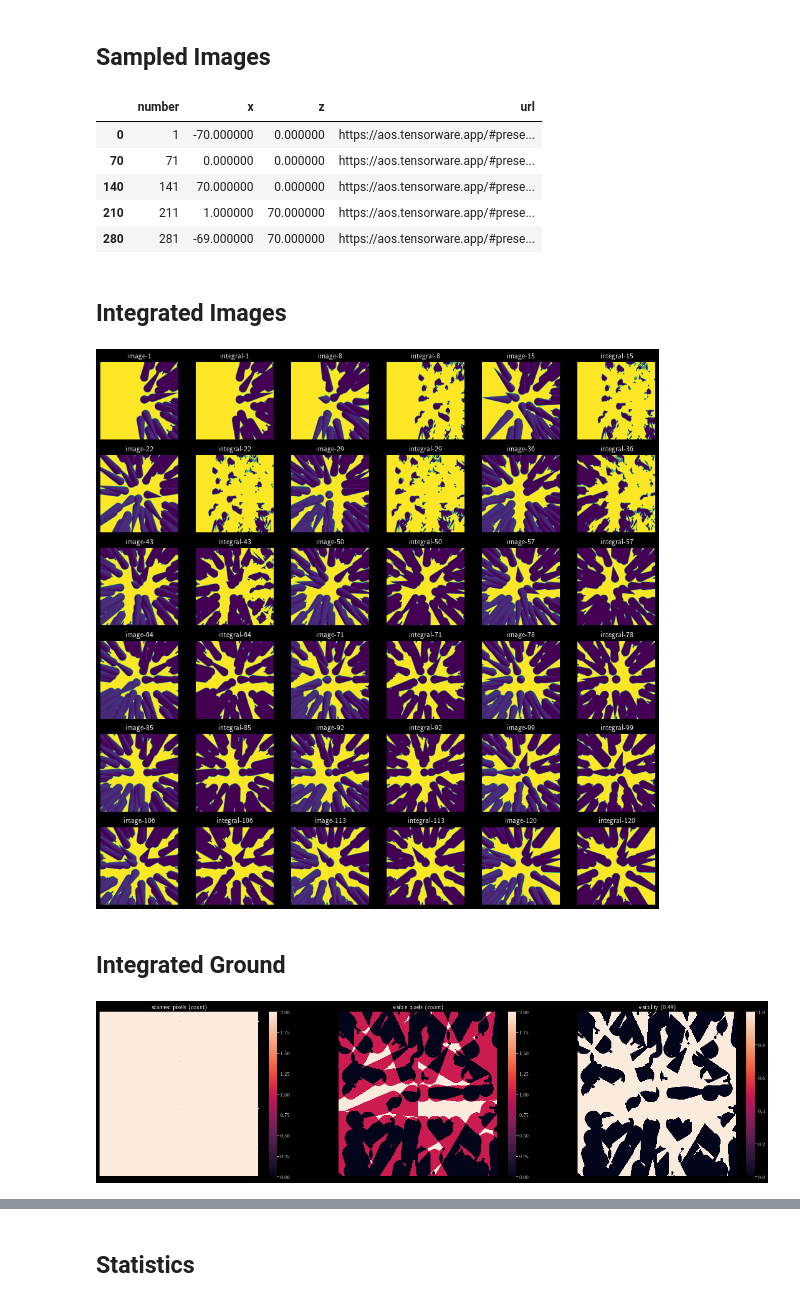
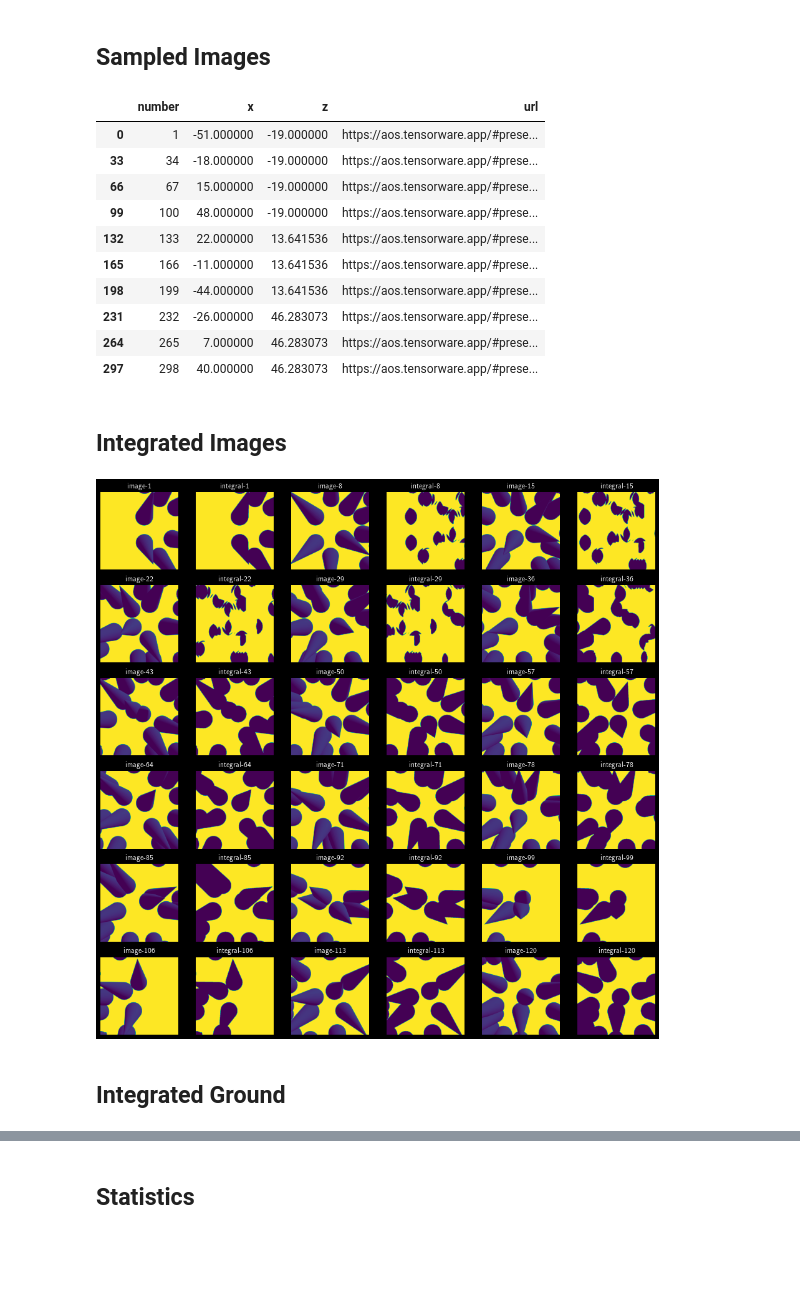
Before and after one commit to tensorware/aos-evaluation, a Jupyter notebook: process.ipynb, the cells around one changed output, grey strips where cells are left out. Drawn from its saved outputs; the diff is of its cells as text; code cells hidden in the pictures; blank space fills up the shorter version.

```diff
--- a/process.ipynb
+++ b/process.ipynb
@@ -32,6 +32,6 @@ pd.set_option('display.max_colwidth', None)
 ## Load
 # %%
 # load data
-path = os.path.join('data', 'input', 'v10-cone', '**', '*.zip')
+path = os.path.join('data', 'input', 'v10*', '**', '*.zip')
 data = ut.load_data(path, limit=1)
 # %% [output]
@@ -39,6 +46,6 @@ extract /tmp/tmph8so51_v/AOS-Simulation-2021-09-11-13-14-36
 # %%
 # select simulation
-index = 0
+index = 4
 simulation = list(data.keys())[index]
 print('simulations:\n', '\n '.join([f'{i:02d}: ' + (f'{x} [x]' if x == simulation else x) for i, x in enumerate(list(data.keys()))]))
 # %% [output]
@@ -48,7 +62,7 @@ simulations:
 ## Preview
 # %%
 # show images
-df = data[simulation]['images']
-df.filter(regex=r'^(?:(?!data).)*$')
+df_images = data[simulation]['images']
+df_images.filter(regex=r'^(?:(?!data).)*$')
 # %% [output]
 |  | number | name | type | x | y | z | url |
@@ -148,56 +164,43 @@ ut.plot_images(df['data'], df['name']);
 # %% [markdown]
 ## Sampled Images
 # %%
-df_sampled = df.iloc[::N[1], :][['number', 'x', 'z', 'url']]
+df_sampled = df_images.iloc[::N[1], :][['number', 'x', 'z', 'url']]
 
 # simulation urls
 display(HTML(df_sampled.style.format({'url': lambda x: f'<a onclick="document.getElementById(\'aos-simulation\').src=\'{x}\'">{x}</a>'})._repr_html_()))
 # %% [output]
 |  | number | x | z | url |
-| 0 | 1 | -70.000000 | 0.000000 | https://aos.tensorware.app/#prese... |
-| 70 | 71 | 0.000000 | 0.000000 | https://aos.tensorware.app/#prese... |
-| 140 | 141 | 70.000000 | 0.000000 | https://aos.tensorware.app/#prese... |
-| 210 | 211 | 1.000000 | 70.000000 | https://aos.tensorware.app/#prese... |
-| 280 | 281 | -69.000000 | 70.000000 | https://aos.tensorware.app/#prese... |
+| 0 | 1 | -51.000000 | -19.000000 | https://aos.tensorware.app/#prese... |
+| 33 | 34 | -18.000000 | -19.000000 | https://aos.tensorware.app/#prese... |
+| 66 | 67 | 15.000000 | -19.000000 | https://aos.tensorware.app/#prese... |
+| 99 | 100 | 48.000000 | -19.000000 | https://aos.tensorware.app/#prese... |
+| 132 | 133 | 22.000000 | 13.641536 | https://aos.tensorware.app/#prese... |
+| 165 | 166 | -11.000000 | 13.641536 | https://aos.tensorware.app/#prese... |
+| 198 | 199 | -44.000000 | 13.641536 | https://aos.tensorware.app/#prese... |
+| 231 | 232 | -26.000000 | 46.283073 | https://aos.tensorware.app/#prese... |
+| 264 | 265 | 7.000000 | 46.283073 | https://aos.tensorware.app/#prese... |
+| 297 | 298 | 40.000000 | 46.283073 | https://aos.tensorware.app/#prese... |
 # %%
 # simulation iframe
 # display(HTML(f'<iframe id="aos-simulation" src="{parameters["url"]}" width="1028" height="720" frameborder="0" allowfullscreen>'))
 # %% [markdown]
 ## Integrated Images
 # %%
-df_integrate = df.iloc[::N[10], :].head(18)
+df_integrate = df_images.iloc[::N[5], :].head(18)
 
 # integrate images
 integrated = ut.integrate_image(df_integrate, parameters, N=30)
 
 # grayscale images
 grayscaled = np.array([ut.grayscale_image(x) for x in df_integrate['data']])
 
 # stack integrated images
 image_vs_integrated = np.hstack([grayscaled, integrated]).reshape(integrated.shape * np.array([2, 1, 1]))
 image_vs_integrated_labels = np.dstack(['image-' + df_integrate['number'].astype(np.str), 'integral-' + df_integrate['number'].astype(np.str)]).flatten()
 
 # plot integrated images
 ut.plot_images(image_vs_integrated, image_vs_integrated_labels, rows=6, cols=6);
 # %% [output]
-[figure, old version]
+[figure, new version]
 # %% [markdown]
 ## Integrated Ground
-# %%
-df_images = df.iloc[::N[2], :]
-
-# integrate ground
-ground, alphas = ut.integrate_ground(df_images, parameters)
-
-# aggregate alphas
-df_alpha = ut.aggregate_alphas(alphas, sample=None)
-
-# calculate ground visibility
-scanned = np.count_nonzero(ground[:, :, 0])
-visible = np.count_nonzero(ground[:, :, 1])
-visibility = visible / scanned
-
-# plot integrated ground
-ut.plot_ground(ground, ['scanned pixels (count)', 'visible pixels (count)', f'visibility ({visibility:.2f})']);
-# %% [output]
-[figure, removed]
```
Also changed, not shown: parts of 12 cells of this notebook, 3 other files.
